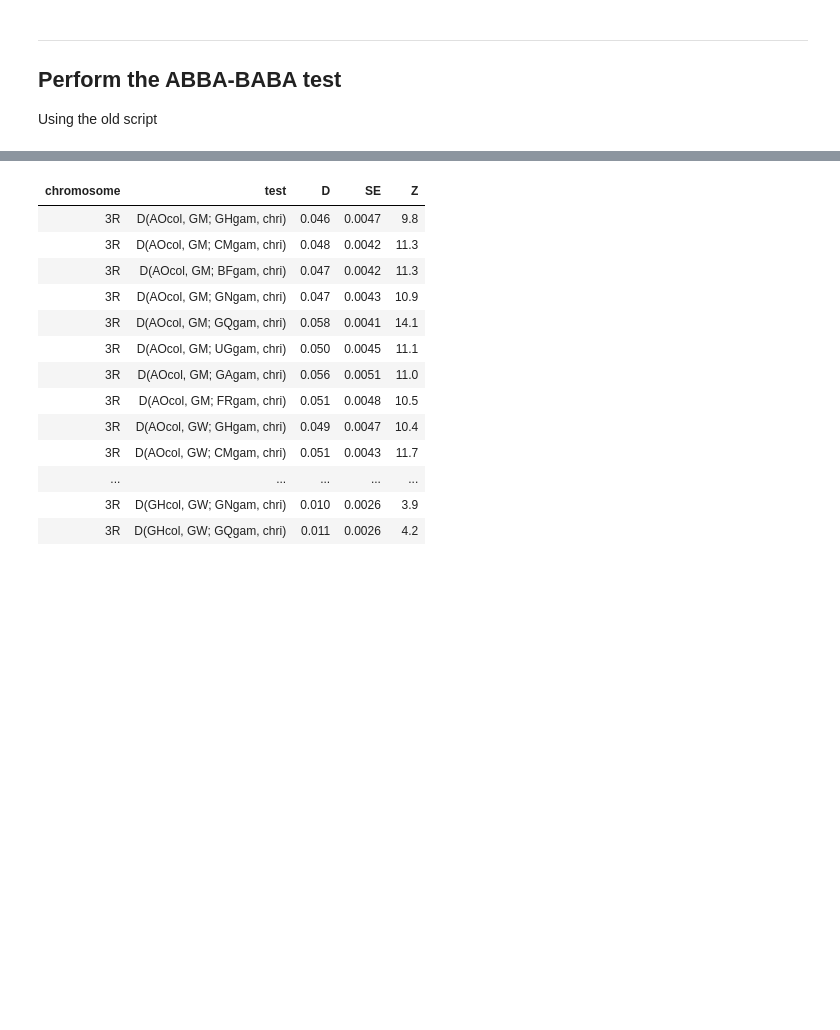
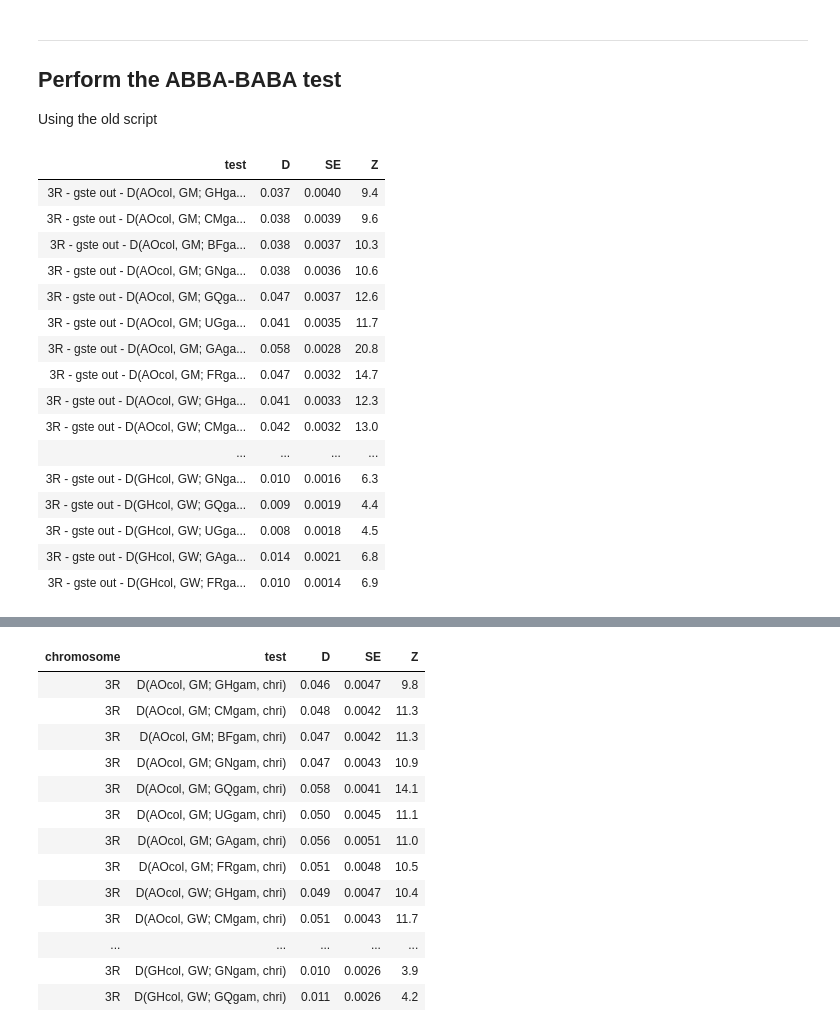
Before and after one commit to randomxsk8/notebooks, a Jupyter notebook: 12022019_ABBABABA_GSTe Out.ipynb, the cells around one changed output, grey strips where cells are left out. Cells and saved outputs as stored; diff of their text form; code cells hidden in the pictures; blank space fills up the shorter version.

```diff
--- a/12022019_ABBABABA_GSTe Out.ipynb
+++ b/12022019_ABBABABA_GSTe Out.ipynb
@@ -116,3 +136,3 @@ TypeError: bad number of dimensions: expected 2; found 1
 # %%
-ac_3R_chri_gste_out = np.vstack(ac_chri_3R_first, ac_chri_3R_second)
+ac_3R_chri_gste_out = allel.AlleleCountsChunkedArray(np.append(ac_chri_3R_first, ac_chri_3R_second, axis = 0))
 ac_3R_chri_gste_out
@@ -125,15 +155,15 @@ chromosomes = ['3R']
 # %%
 ac_cache = dict()
 
-def load_ac(chrom, pop):
-    if (chrom, pop) in ac_cache:
-        return ac_cache[chrom, pop]
+def load_ac(pop):
+    if (pop) in ac_cache:
+        return ac_cache[pop]
     else:
         if pop in out_species:
-            ac = calldata_out[chrom][pop]
+            ac = ac_3R_chri_gste_out
         else:
-            ac = calldata_biallel[chrom][pop]
-            ac_cache[chrom, pop] = ac
+            ac = ac_3R_gste_out[pop]
+            ac_cache[pop] = ac
         return ac
 
 fourpop_cache = dict()
@@ -139,0 +227,25 @@ fourpop_cache = dict()
+# %%
+A = an_col
+B = an_na
+C = an_gam
+D = 'chri'
+# %%
+f4_analyses(A, B, C, D)
+# %% [output]
+| test | D | SE | Z |
+| 3R - gste out - D(AOcol, GM; GHga... | 0.037 | 0.0040 | 9.4 |
+| 3R - gste out - D(AOcol, GM; CMga... | 0.038 | 0.0039 | 9.6 |
+| 3R - gste out - D(AOcol, GM; BFga... | 0.038 | 0.0037 | 10.3 |
+| 3R - gste out - D(AOcol, GM; GNga... | 0.038 | 0.0036 | 10.6 |
+| 3R - gste out - D(AOcol, GM; GQga... | 0.047 | 0.0037 | 12.6 |
+| 3R - gste out - D(AOcol, GM; UGga... | 0.041 | 0.0035 | 11.7 |
+| 3R - gste out - D(AOcol, GM; GAga... | 0.058 | 0.0028 | 20.8 |
+| 3R - gste out - D(AOcol, GM; FRga... | 0.047 | 0.0032 | 14.7 |
+| 3R - gste out - D(AOcol, GW; GHga... | 0.041 | 0.0033 | 12.3 |
+| 3R - gste out - D(AOcol, GW; CMga... | 0.042 | 0.0032 | 13.0 |
+| ... | ... | ... | ... |
+| 3R - gste out - D(GHcol, GW; GNga... | 0.010 | 0.0016 | 6.3 |
+| 3R - gste out - D(GHcol, GW; GQga... | 0.009 | 0.0019 | 4.4 |
+| 3R - gste out - D(GHcol, GW; UGga... | 0.008 | 0.0018 | 4.5 |
+| 3R - gste out - D(GHcol, GW; GAga... | 0.014 | 0.0021 | 6.8 |
+| 3R - gste out - D(GHcol, GW; FRga... | 0.010 | 0.0014 | 6.9 |
```
Also changed, not shown: parts of 18 cells of this notebook, 5 other files.
